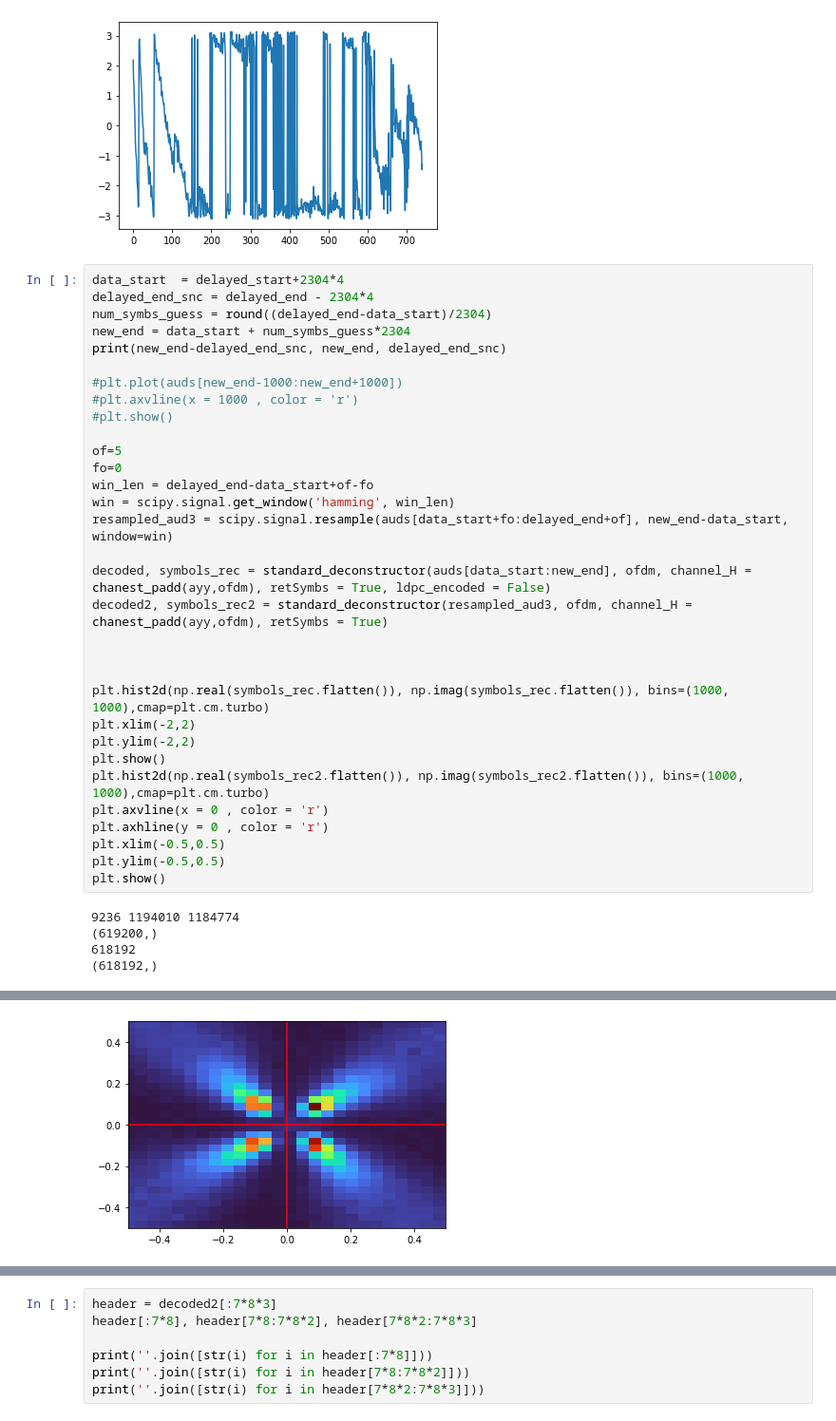
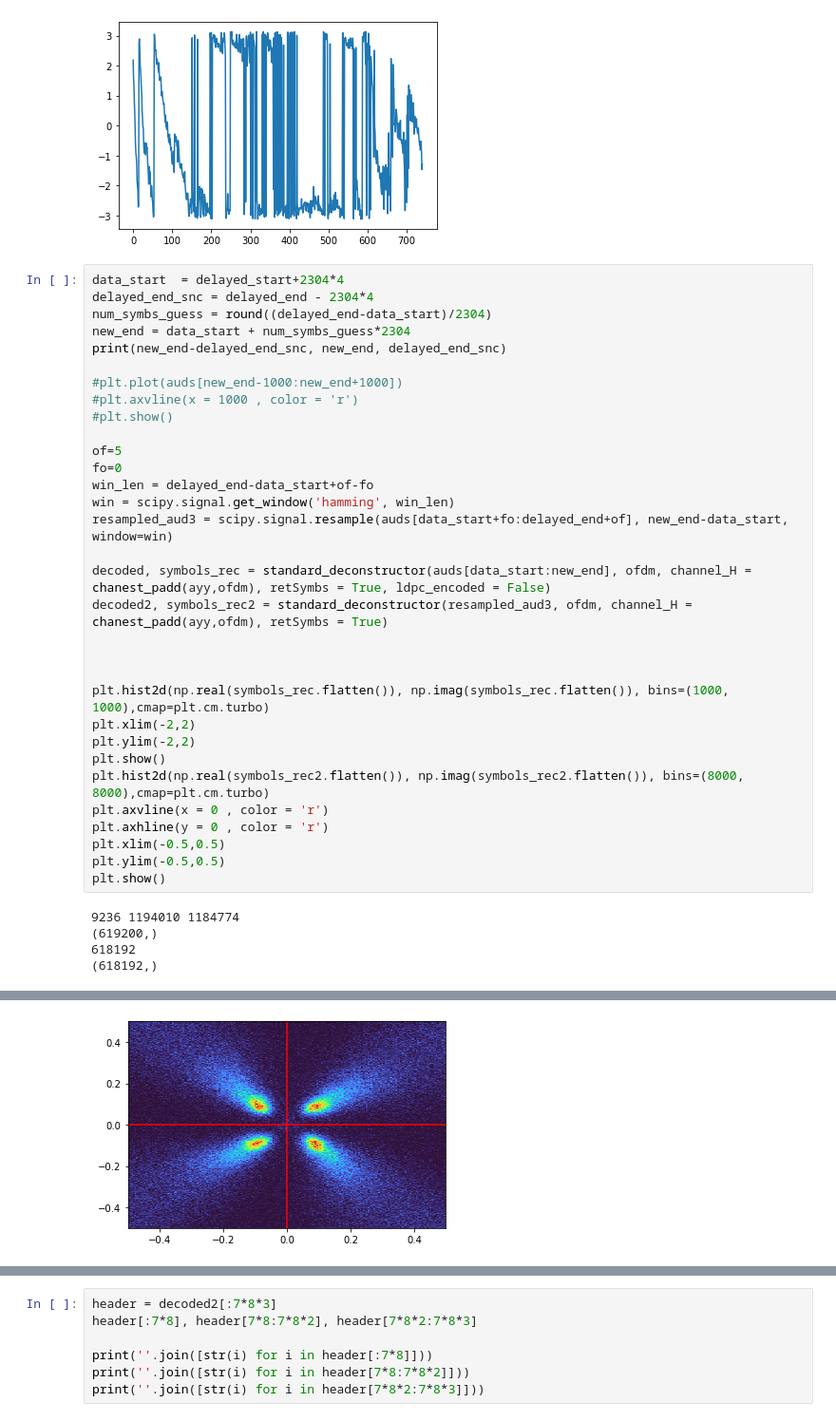
Before and after one commit to jks70/gf3_v2, a Jupyter notebook: uncover.ipynb, the cells around one changed output, grey strips where cells are left out. Shown at 95% size. Drawn from its saved outputs; the diff is of its cells as text.

```diff
--- a/uncover.ipynb
+++ b/uncover.ipynb
@@ -147,32 +147,32 @@ print(new_end-delayed_end_snc, new_end, delayed_end_snc)
 #plt.plot(auds[new_end-1000:new_end+1000])
 #plt.axvline(x = 1000 , color = 'r')
 #plt.show()
 
 of=5
 fo=0
 win_len = delayed_end-data_start+of-fo
 win = scipy.signal.get_window('hamming', win_len)
 resampled_aud3 = scipy.signal.resample(auds[data_start+fo:delayed_end+of], new_end-data_start, window=win)
 
 decoded, symbols_rec = standard_deconstructor(auds[data_start:new_end], ofdm, channel_H = chanest_padd(ayy,ofdm), retSymbs = True, ldpc_encoded = False)
 decoded2, symbols_rec2 = standard_deconstructor(resampled_aud3, ofdm, channel_H = chanest_padd(ayy,ofdm), retSymbs = True)
 
 
 
 plt.hist2d(np.real(symbols_rec.flatten()), np.imag(symbols_rec.flatten()), bins=(1000, 1000),cmap=plt.cm.turbo)
 plt.xlim(-2,2)
 plt.ylim(-2,2)
 plt.show()
-plt.hist2d(np.real(symbols_rec2.flatten()), np.imag(symbols_rec2.flatten()), bins=(1000, 1000),cmap=plt.cm.turbo)
+plt.hist2d(np.real(symbols_rec2.flatten()), np.imag(symbols_rec2.flatten()), bins=(8000, 8000),cmap=plt.cm.turbo)
 plt.axvline(x = 0 , color = 'r')
 plt.axhline(y = 0 , color = 'r')
 plt.xlim(-0.5,0.5)
 plt.ylim(-0.5,0.5)
 plt.show()
 # %% [output]
 9236 1194010 1184774
 (619200,)
 618192
 (618192,)
 [figure]
-[figure, old version]
+[figure, new version]
```
Also changed, not shown: parts of 2 cells of this notebook, 2 other files.
